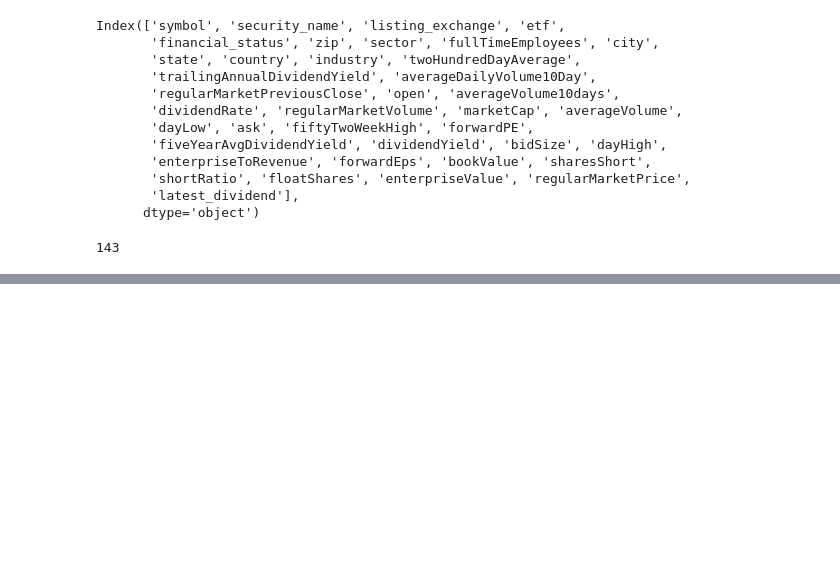
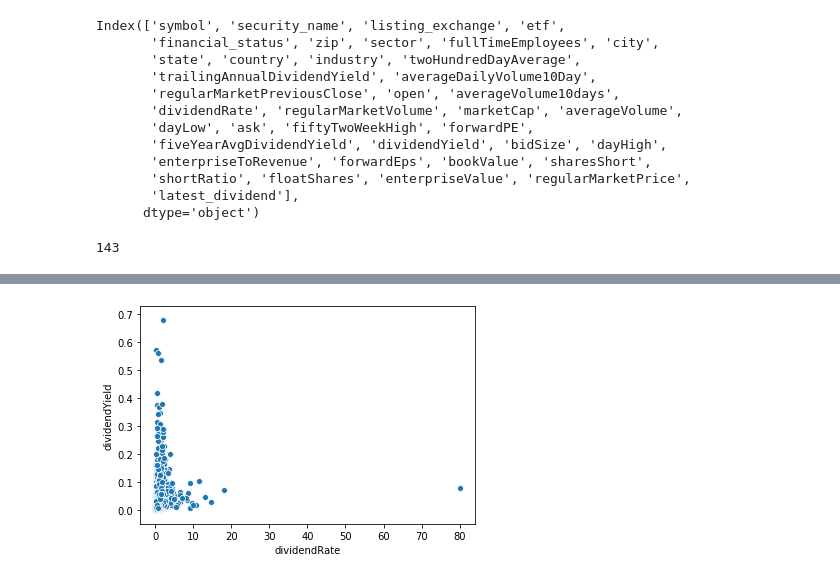
Before and after one commit to ipatel467/Stock-Market-Analysis, a Jupyter notebook: Stocks.ipynb, the cells around one changed output, grey strips where cells are left out. Drawn from its saved outputs; the diff is of its cells as text; code cells hidden in the pictures; blank space fills up the shorter version.

```diff
--- a/Stocks.ipynb
+++ b/Stocks.ipynb
@@ -550,0 +556,4 @@ sns.scatterplot(data=div_stocks_df,x=div_stocks_df['averageVolume'],y=div_stocks
+# %%
+sns.scatterplot(data=div_stocks_df,x=div_stocks_df['dividendRate'],y=div_stocks_df['dividendYield']);
+# %% [output]
+[figure, added]
```
Also changed, not shown: parts of 6 cells of this notebook.
